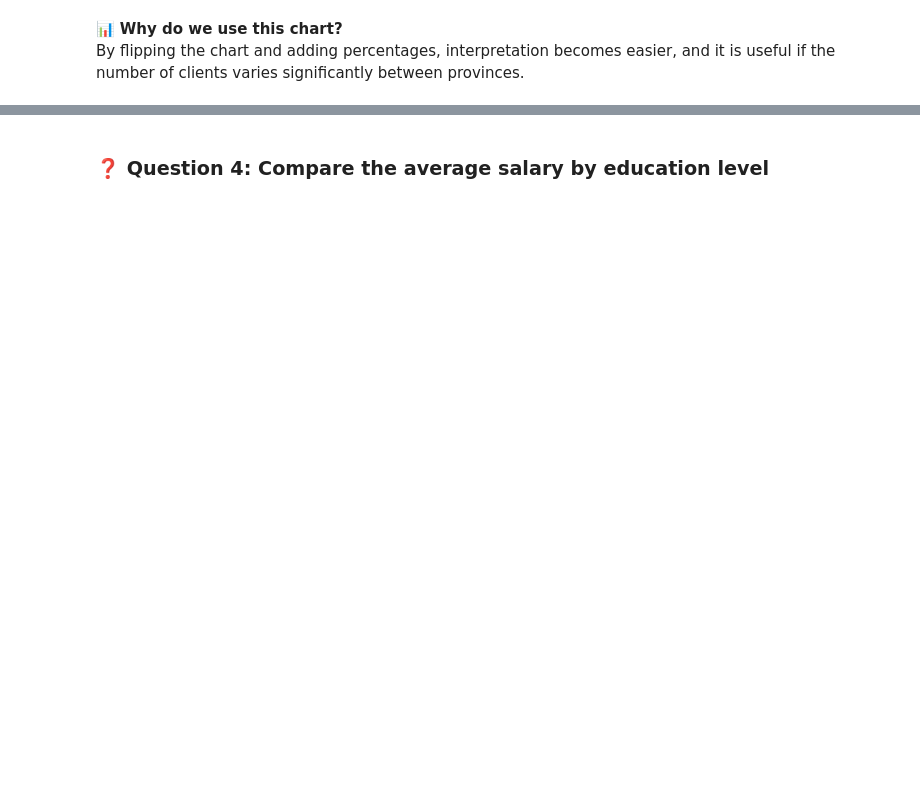
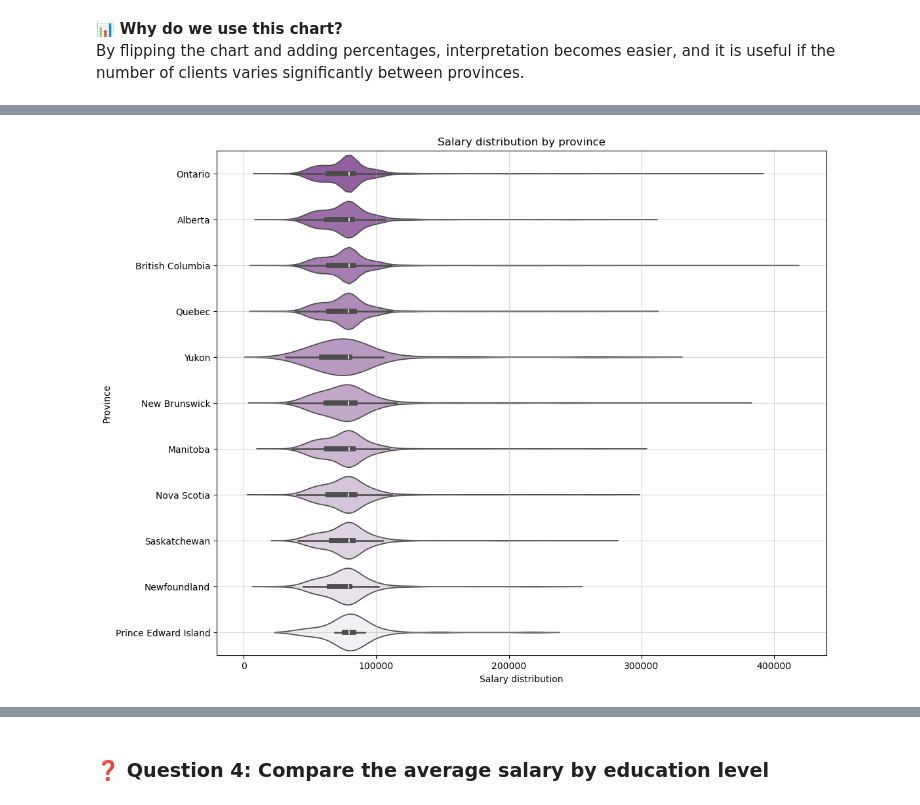
Before and after one commit to Adalab/bda-modulo-3-evaluacion-final-elenapct, a Jupyter notebook: modulo-3-evaluacion-elena.ipynb, the cells around one changed output, grey strips where cells are left out. Saved outputs shown, nothing was run; the diff lists cells and outputs as text; code cells hidden in the pictures; blank space fills up the shorter version.

```diff
--- a/modulo-3-evaluacion-elena.ipynb
+++ b/modulo-3-evaluacion-elena.ipynb
@@ -358,7 +832,10 @@ Considering the `salary` variable, using a violin plot is interesting to see whe
 # %%
-plt.figure(figsize=(12, 6))
+plt.figure(figsize=(12, 10))
 sns.violinplot(y="province", x="salary", data=df_loyalty, palette="light:#95A_r", scale="width")
 plt.xlabel("Salary distribution")
 plt.ylabel("Province")
 plt.title("Salary distribution by province")
+plt.grid(True, alpha=0.5)
 plt.show()
+# %% [output]
+[figure, added]
```
Also changed, not shown: parts of 85 cells of this notebook.
